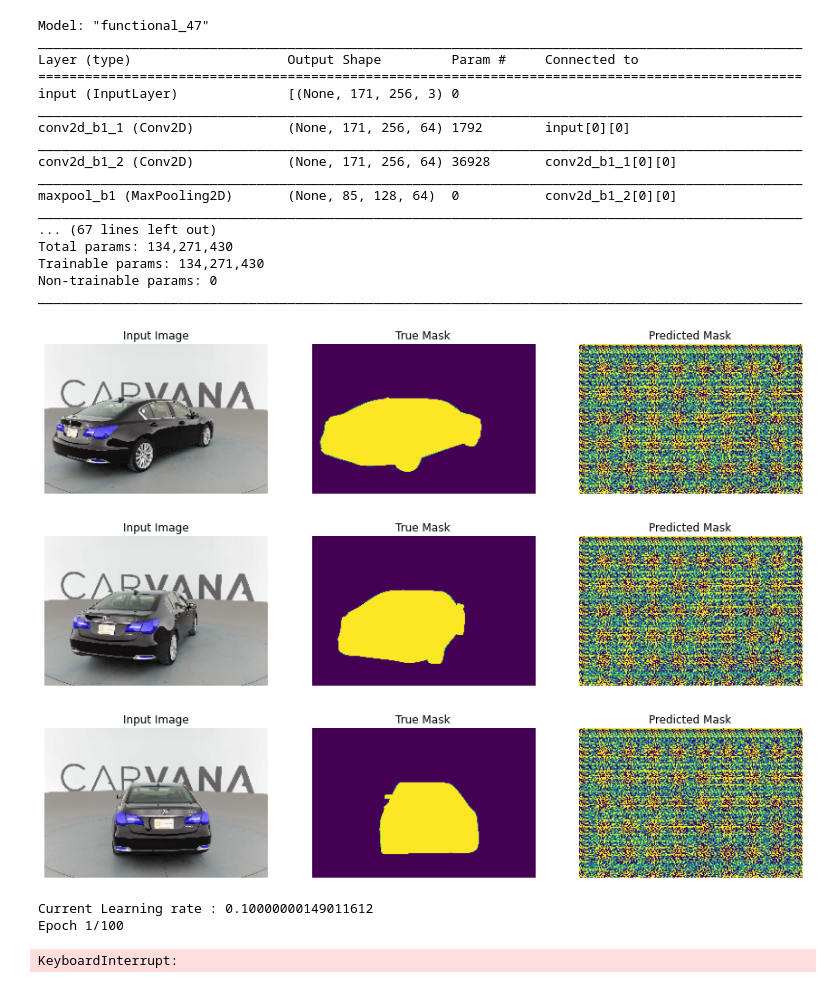
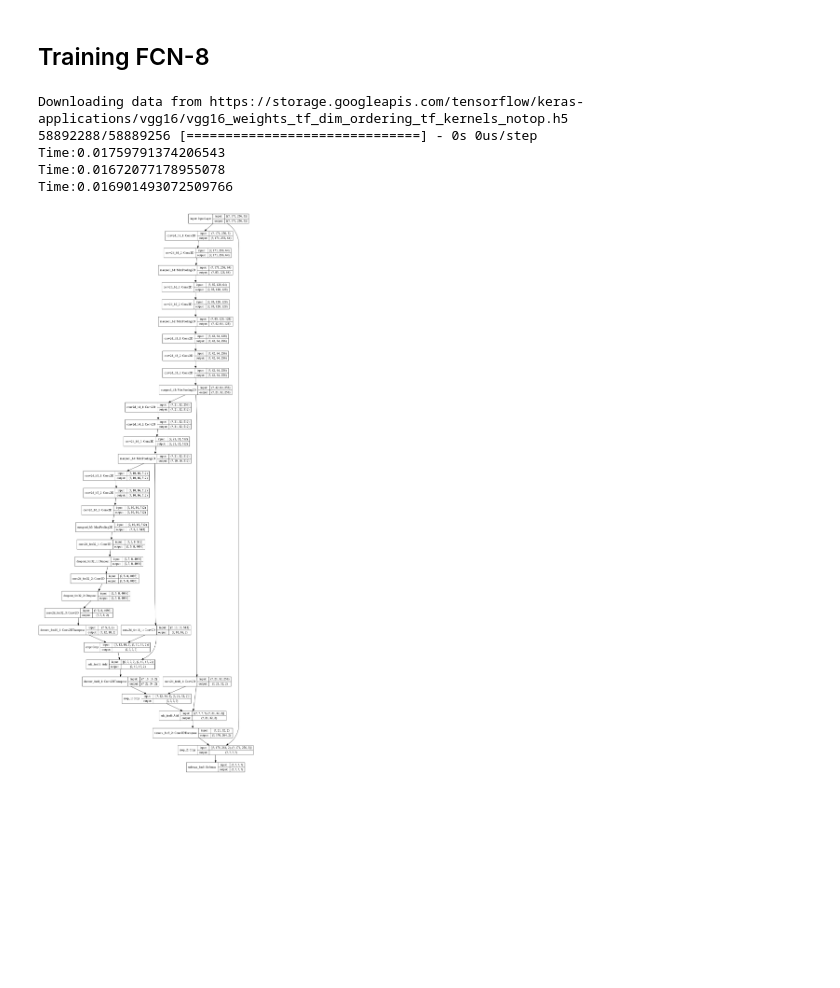
Before and after one commit to giacomogreggio/computer-vision-project, a Jupyter notebook: Carvana_image_masking_challenge.ipynb, the cells around one changed output. Saved outputs shown, nothing was run; the diff lists cells and outputs as text; code cells hidden in the pictures; blank space fills up the shorter version.

```diff
--- a/Carvana_image_masking_challenge.ipynb
+++ b/Carvana_image_masking_challenge.ipynb
@@ -303,0 +314,17 @@ def create_fcn8(vgg_trainable=True, include_top=True):
+# %%
+class AdaptedMeanIoU(tf.keras.metrics.Metric):
+    def __init__(self, name='mean_iou', n_classes=3,**kwargs):
+        super(AdaptedMeanIoU, self).__init__(name=name, **kwargs)
+        self.mean_iou=MeanIoU(n_classes)
+
+    def update_state(self, y_true, y_pred, sample_weight=None):
+        starting_time=time.time()
+        y_pred_converted=tf.argmax(y_pred,axis=-1)
+        self.mean_iou.update_state(y_true,y_pred_converted)
+        print("Time:"+str(time.time()-starting_time)
+
+    def result(self):
+        return self.mean_iou.result()
+
+    def reset_states(self):
+        self.mean_iou.reset_states()
@@ -311,21 +340,6 @@ class DisplayCallback(tf.keras.callbacks.Callback):
 class print_lr(tf.keras.callbacks.Callback):
     def on_epoch_begin(self, epoch, logs=None):
         print("Current Learning rate : {}".format(self.model.optimizer.lr.numpy()))
-# %%
-class AdaptedMeanIoU(tf.keras.metrics.Metric):
-    def __init__(self, name='mean_iou', N_CLASSES=3,**kwargs):
-        super(AdaptedMeanIoU, self).__init__(name=name, **kwargs)
-        self.mean_iou=MeanIoU(N_CLASSES)
-
-    def update_state(self, y_true, y_pred, sample_weight=None):
-        y_pred_converted=tf.argmax(y_pred,axis=-1)
-        self.mean_iou.update_state(y_true,y_pred_converted)
-
-    def result(self):
-        return self.mean_iou.result()
-
-    def reset_states(self):
-        self.mean_iou.reset_states()
 # %%
 reduce_lr = tf.keras.callbacks.ReduceLROnPlateau(monitor='loss', factor=0.1, patience=1, min_lr=1**-10)
 # %%
@@ -336,39 +350,16 @@ callbacks=[
     reduce_lr,
     print_lr()
 ]
+# %% [markdown]
+## Training FCN-8
 # %%
 model=create_fcn8()
-model.compile(optimizer=SGD(learning_rate=0.1, momentum=0.9, clipnorm=1), loss=SparseCategoricalCrossentropy(), metrics=[AdaptedMeanIoU(N_CLASSES=3)])
-model.summary()
+model.compile(optimizer=SGD(learning_rate=0.1, momentum=0.9, clipnorm=1), loss=SparseCategoricalCrossentropy(), metrics=[AdaptedMeanIoU(n_classes=2)])
+tf.keras.utils.plot_model(model, show_shapes=True)
 # %% [output]
-Model: "functional_47"
-__________________________________________________________________________________________________
-Layer (type)                    Output Shape         Param #     Connected to
-==================================================================================================
-input (InputLayer)              [(None, 171, 256, 3) 0
-__________________________________________________________________________________________________
-conv2d_b1_1 (Conv2D)            (None, 171, 256, 64) 1792        input[0][0]
-__________________________________________________________________________________________________
-conv2d_b1_2 (Conv2D)            (None, 171, 256, 64) 36928       conv2d_b1_1[0][0]
-__________________________________________________________________________________________________
-maxpool_b1 (MaxPooling2D)       (None, 85, 128, 64)  0           conv2d_b1_2[0][0]
-__________________________________________________________________________________________________
-... (67 lines left out)
-Total params: 134,271,430
-Trainable params: 134,271,430
-Non-trainable params: 0
-__________________________________________________________________________________________________
+Downloading data from https://storage.googleapis.com/tensorflow/keras-applications/vgg16/vgg16_weights_tf_dim_ordering_tf_kernels_notop.h5
+58892288/58889256 [==============================] - 0s 0us/step
+Time:0.01759791374206543
+Time:0.01672077178955078
+Time:0.016901493072509766
+[figure, added]
-# %%
-show_predictions(3)
-# %% [output]
-[figure, removed]
-[figure, removed]
-[figure, removed]
-# %%
-model_history = model.fit(generator, epochs=EPOCHS,
-                          steps_per_epoch=STEPS_PER_EPOCH,
-                          callbacks=[DisplayCallback(),reduce_lr, print_lr()])
-# %% [output]
-Current Learning rate : 0.10000000149011612
-Epoch 1/100
-KeyboardInterrupt:
```
Also changed, not shown: parts of 28 cells of this notebook.
